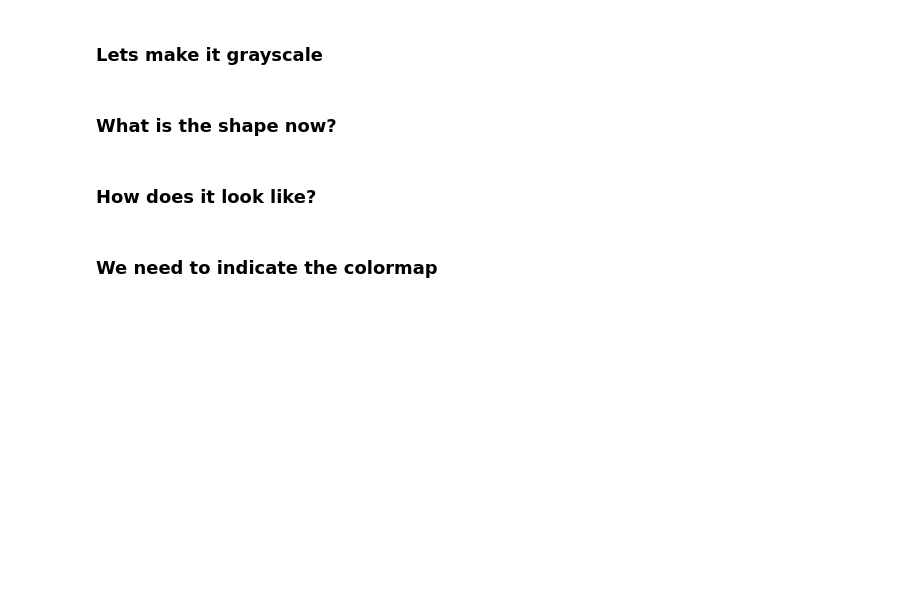
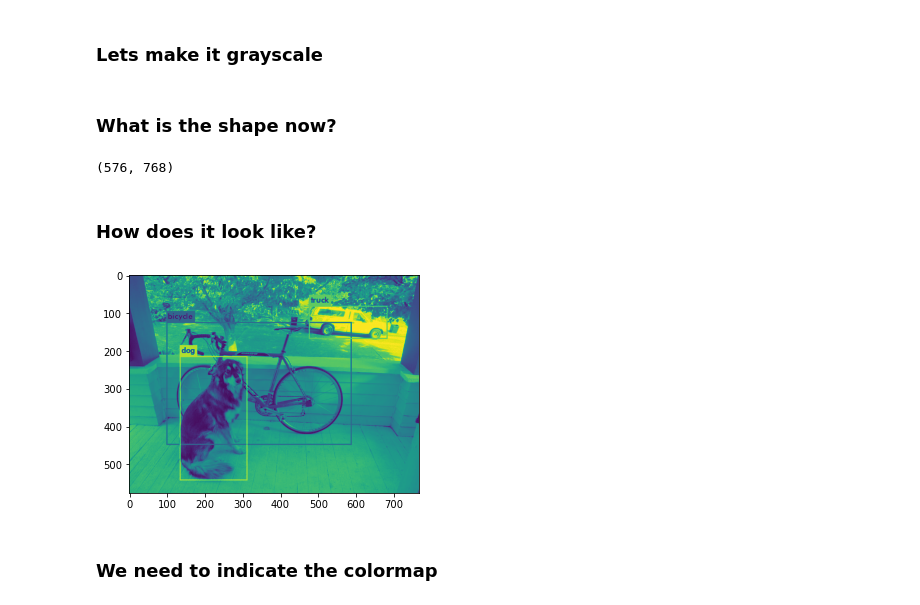
Before and after one commit to shahidqureshi01/AI, a Jupyter notebook: M6_Computer_Vision/01. Basics of computer vision/Computer Vision Day 1 .ipynb, the cells around one changed output. Drawn from its saved outputs; the diff is of its cells as text; code cells hidden in the pictures; blank space fills up the shorter version.

```diff
--- a/M6_Computer_Vision/01. Basics of computer vision/Computer Vision Day 1 .ipynb
+++ b/M6_Computer_Vision/01. Basics of computer vision/Computer Vision Day 1 .ipynb
@@ -95,5 +109,6 @@ import matplotlib.pyplot as plt
 ### Lets make it grayscale
 # %%
 # Load the the image in grayscale, what are the 2 ways you can do that?
+gray_img = cv2.imread(pth, 0)
 # %%
 # Now load an image in color and then transform it to grayscale
@@ -101,10 +117,17 @@ import matplotlib.pyplot as plt
 ### What is the shape now?
 # %%
 # Check the grayscale shape
+gray_img.shape
+# %% [output]
+(576, 768)
 # %% [markdown]
 ### How does it look like?
 # %%
 # Display the grayscale image with matplotlib, how does it look?
+plt.imshow(gray_img)
+plt.show()
+# %% [output]
+[figure, added]
 # %% [markdown]
 ### We need to indicate the colormap
 # %%
```
Also changed, not shown: parts of 9 cells of this notebook, 1 other file.
